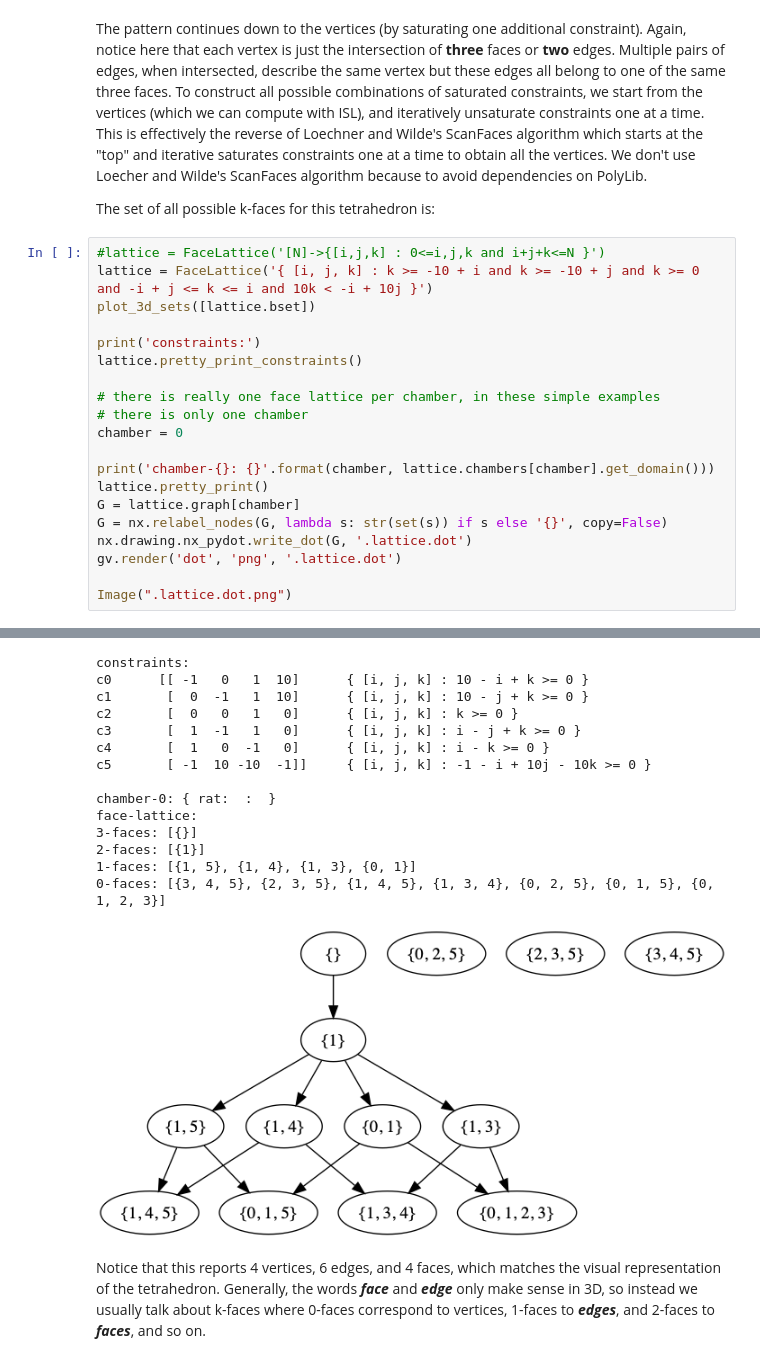
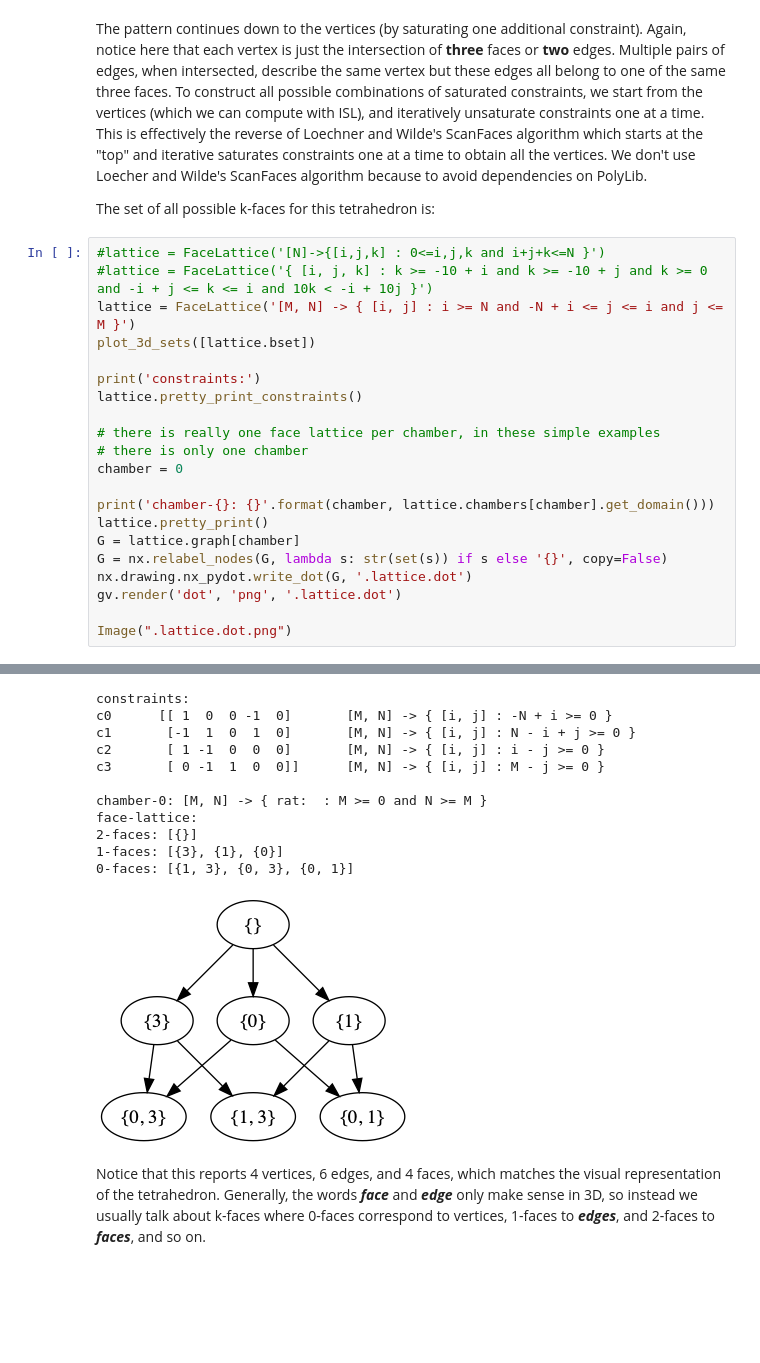
Before and after one commit to lnarmour/simplifying-reductions, a Jupyter notebook: face-lattice.ipynb, the cells around one changed output, grey strips where cells are left out. Saved outputs shown, nothing was run; the diff lists cells and outputs as text; blank space fills up the shorter version.

```diff
--- a/face-lattice.ipynb
+++ b/face-lattice.ipynb
@@ -67,41 +67,39 @@ The pattern continues down to the vertices (by saturating one additional constra
 The set of all possible k-faces for this tetrahedron is:
 # %%
 #lattice = FaceLattice('[N]->{[i,j,k] : 0<=i,j,k and i+j+k<=N }')
-lattice = FaceLattice('{ [i, j, k] : k >= -10 + i and k >= -10 + j and k >= 0 and -i + j <= k <= i and 10k < -i + 10j }')
+#lattice = FaceLattice('{ [i, j, k] : k >= -10 + i and k >= -10 + j and k >= 0 and -i + j <= k <= i and 10k < -i + 10j }')
+lattice = FaceLattice('[M, N] -> { [i, j] : i >= N and -N + i <= j <= i and j <= M }')
 plot_3d_sets([lattice.bset])
 
 print('constraints:')
 lattice.pretty_print_constraints()
 
 # there is really one face lattice per chamber, in these simple examples
 # there is only one chamber
 chamber = 0
 
 print('chamber-{}: {}'.format(chamber, lattice.chambers[chamber].get_domain()))
 lattice.pretty_print()
 G = lattice.graph[chamber]
 G = nx.relabel_nodes(G, lambda s: str(set(s)) if s else '{}', copy=False)
 nx.drawing.nx_pydot.write_dot(G, '.lattice.dot')
 gv.render('dot', 'png', '.lattice.dot')
 
 Image(".lattice.dot.png")
 # %% [output]
 [interactive output not drawn]
 [interactive output not drawn]
 constraints:
-c0      [[ -1   0   1  10]      { [i, j, k] : 10 - i + k >= 0 }
-c1       [  0  -1   1  10]      { [i, j, k] : 10 - j + k >= 0 }
-c2       [  0   0   1   0]      { [i, j, k] : k >= 0 }
-c3       [  1  -1   1   0]      { [i, j, k] : i - j + k >= 0 }
-c4       [  1   0  -1   0]      { [i, j, k] : i - k >= 0 }
-c5       [ -1  10 -10  -1]]     { [i, j, k] : -1 - i + 10j - 10k >= 0 }
+c0      [[ 1  0  0 -1  0]       [M, N] -> { [i, j] : -N + i >= 0 }
+c1       [-1  1  0  1  0]       [M, N] -> { [i, j] : N - i + j >= 0 }
+c2       [ 1 -1  0  0  0]       [M, N] -> { [i, j] : i - j >= 0 }
+c3       [ 0 -1  1  0  0]]      [M, N] -> { [i, j] : M - j >= 0 }
 
-chamber-0: { rat:  :  }
+chamber-0: [M, N] -> { rat:  : M >= 0 and N >= M }
 face-lattice:
-3-faces: [{}]
-2-faces: [{1}]
-1-faces: [{1, 5}, {1, 4}, {1, 3}, {0, 1}]
-0-faces: [{3, 4, 5}, {2, 3, 5}, {1, 4, 5}, {1, 3, 4}, {0, 2, 5}, {0, 1, 5}, {0, 1, 2, 3}]
+2-faces: [{}]
+1-faces: [{3}, {1}, {0}]
+0-faces: [{1, 3}, {0, 3}, {0, 1}]
-[figure, old version]
+[figure, new version]
 # %% [markdown]
 Notice that this reports 4 vertices, 6 edges, and 4 faces, which matches the visual representation of the tetrahedron. Generally, the words ***face*** and ***edge*** only make sense in 3D, so instead we usually talk about k-faces where 0-faces correspond to vertices, 1-faces to ***edges***, and 2-faces to ***faces***, and so on.
```
Also changed, not shown: parts of 1 cell of this notebook, 2 other files.
